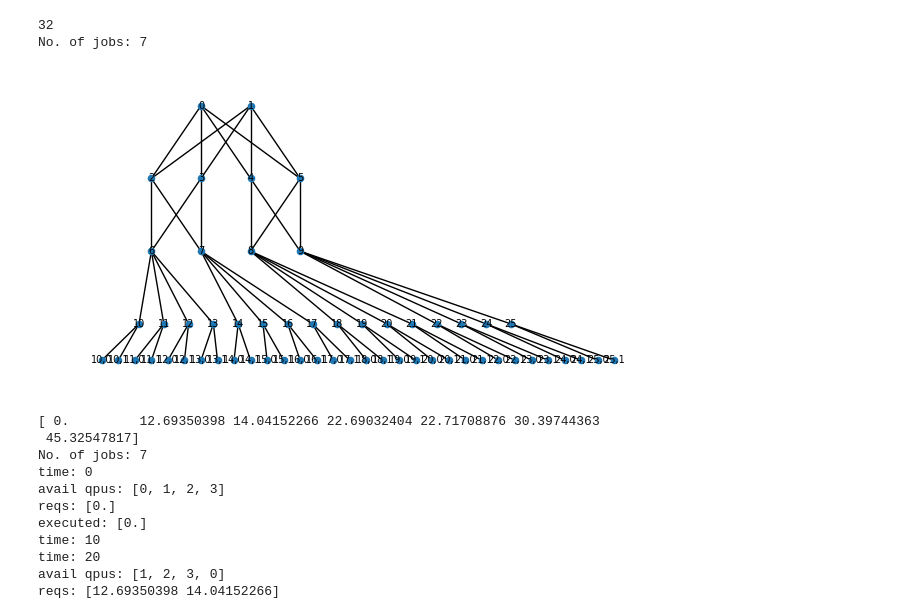
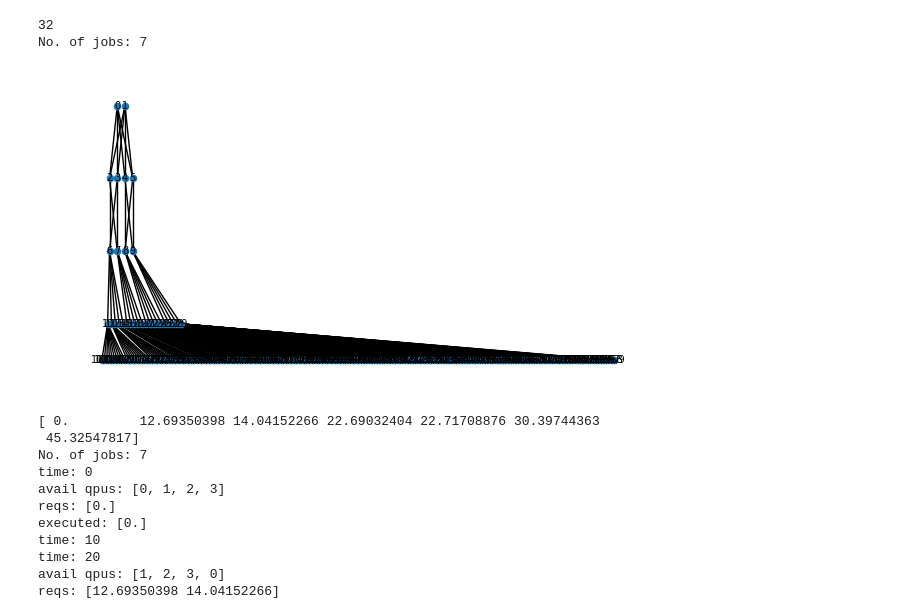
Before and after one commit to hassan-shap/QswitchNet, a Jupyter notebook: multi-tenancy.ipynb, the cells around one changed output. Saved outputs shown, nothing was run; the diff lists cells and outputs as text; code cells hidden in the pictures.

```diff
--- a/multi-tenancy.ipynb
+++ b/multi-tenancy.ipynb
@@ -46,8 +46,8 @@ No. of jobs: 7
 # %%
 n = 4 # starts from 4
 bandwidth = 2
-num_ToR = 4
-qs_per_node = 2
+num_ToR = 5
+qs_per_node = 10
 num_core = n // 2
 num_agg = n
 num_edge = n**2 // 4
@@ -108,34 +108,34 @@ for i, edge in enumerate(edge_switches):
     i1 = np.argwhere(agg_conn>0)[0,0]
     G.add_edge(edge,agg_switches[i1], weight=agg_bw)
     agg_conn[i1] -= 1
     G.add_edge(edge,agg_switches[i1+1], weight=agg_bw)
     agg_conn[i1+1] -= 1
 
 for i, edge in enumerate(edge_switches):
     for j in range(num_ToR):
         G.add_edge(edge,node_list[num_ToR*i+j], weight=edge_bw)
 
 shift = 3
 pos_core = {i: (shift+i+ n/4 ,2) for i in core_switches}
 pos_agg = {i: (shift+(i-n//2)% n,1) for i in agg_switches}
 pos_edge = {i: (shift+i-7*n/4+1,0) for i in edge_switches}
 pos_nodes = {node: (shift+i/2-1/4,-1) for i, node in enumerate(node_list)}
 # pos_qs = {q: (i-2,-1.5-(i%4)/4) for i, q in enumerate(node_qubit_list)}
 pos_qs = {q: (i/3+2,-1.5) for i, q in enumerate(node_qubit_list)}
 # pos_core = {i: (8*shift+16*i ,2) for i in core_switches}
 # pos_agg = {i: (8*shift+16*(((i-n//2)% n)-1),1) for i in agg_switches}
 # pos_edge = {i: (0*shift+16*(i-1.2*n),0) for i in edge_switches}
 # pos_nodes = {node: (shift+8*i-n,-1) for i, node in enumerate(node_list)}
 # pos_qs = {q: (2*i-2,-1.5-(i%4)/4) for i, q in enumerate(node_qubit_list)}
 pos = pos_core | pos_agg | pos_edge | pos_nodes | pos_qs
 
 
 fig, ax = plt.subplots(figsize=(8,4))
 
 nx.draw(G, pos, node_size=20, font_size=7, with_labels=True)
 plt.show()
 # %% [output]
-[figure, old version]
+[figure, new version]
 # %%
 def poisson_random_process(lmbda, total_time):
     """
```
Also changed, not shown: parts of 4 cells of this notebook.
